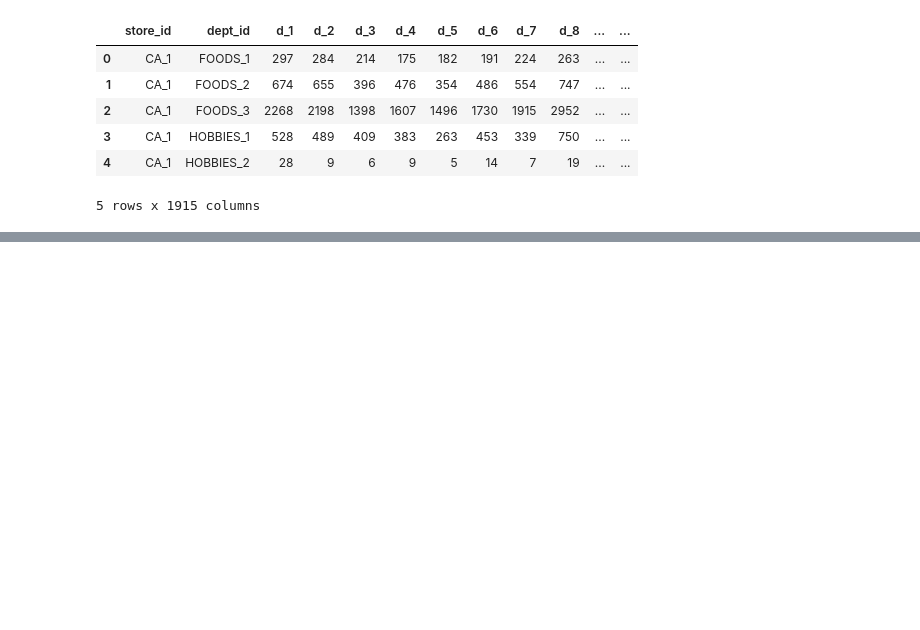
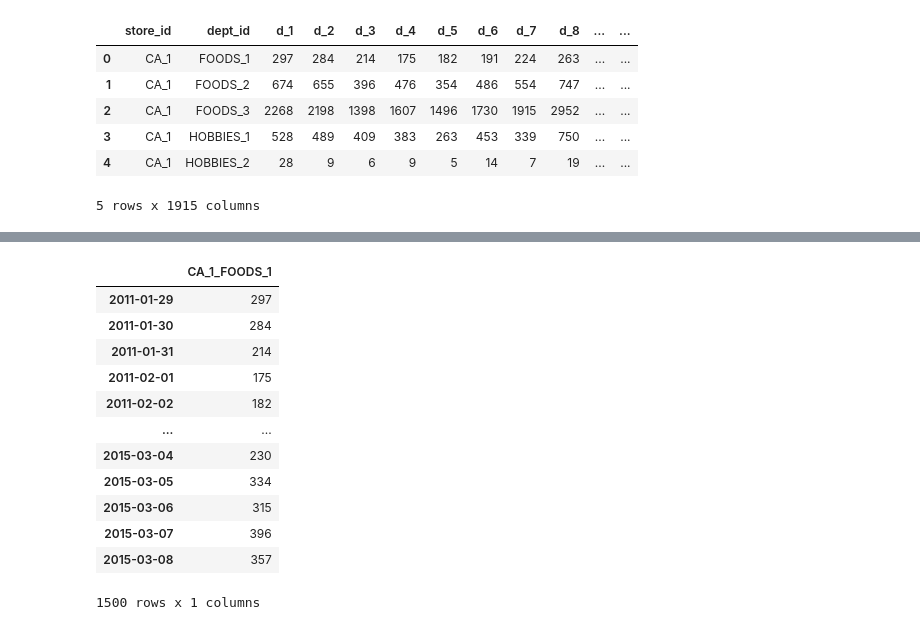
Before and after one commit to aqafridi/Walmart-Sales-Forecasting-v.2, a Jupyter notebook: xgb_driver.ipynb, the cells around one changed output, grey strips where cells are left out. Cells and saved outputs as stored; diff of their text form; code cells hidden in the pictures; blank space fills up the shorter version.

```diff
--- a/xgb_driver.ipynb
+++ b/xgb_driver.ipynb
@@ -180,0 +60,17 @@ XGBoostError: [15:20:14] C:\buildkite-agent\builds\buildkite-windows-cpu-autosca
+# %%
+train_data_ = data_[data_.index <= "2015-03-08"]
+train_data_
+# %% [output]
+|  | CA_1_FOODS_1 |
+| 2011-01-29 | 297 |
+| 2011-01-30 | 284 |
+| 2011-01-31 | 214 |
+| 2011-02-01 | 175 |
+| 2011-02-02 | 182 |
+| ... | ... |
+| 2015-03-04 | 230 |
+| 2015-03-05 | 334 |
+| 2015-03-06 | 315 |
+| 2015-03-07 | 396 |
+| 2015-03-08 | 357 |
+1500 rows x 1 columns
```
Also changed, not shown: parts of 70 cells of this notebook, 10 other files.
